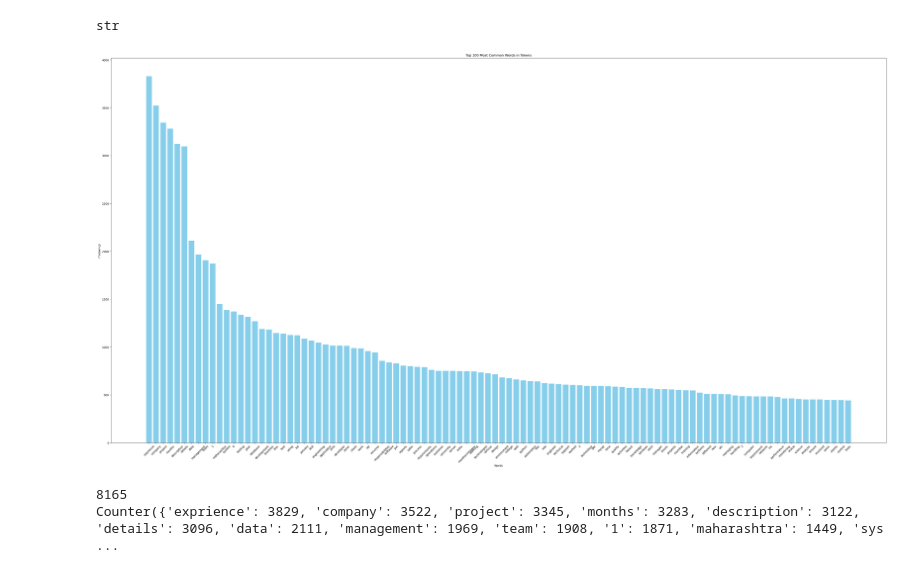
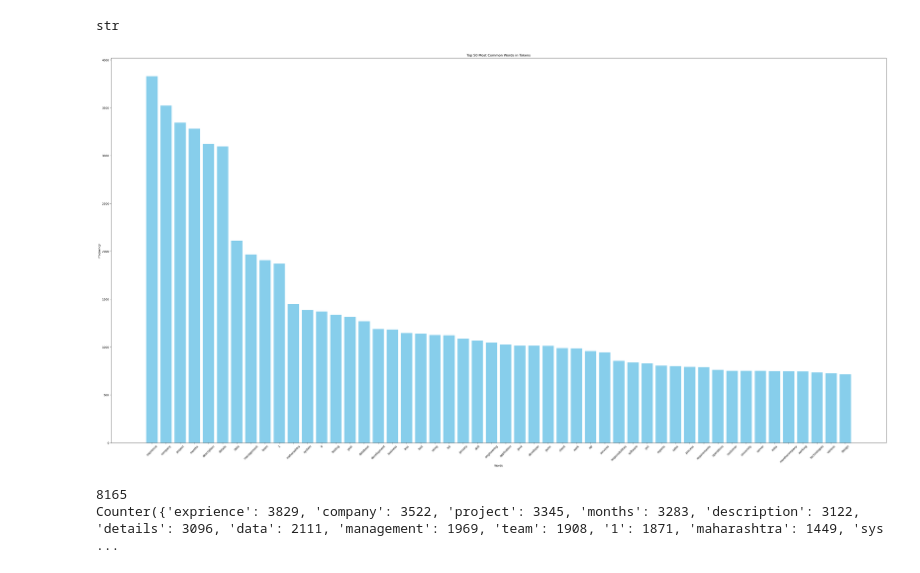
Before and after one commit to senghok510/Resume_matching, a Jupyter notebook: notebooks/data_preprocessing.ipynb, the cells around one changed output. Drawn from its saved outputs; the diff is of its cells as text; code cells hidden in the pictures.

```diff
--- a/notebooks/data_preprocessing.ipynb
+++ b/notebooks/data_preprocessing.ipynb
@@ -367,30 +376,30 @@ str
 # %%
 from collections import Counter
 import matplotlib.pyplot as plt
 
 def visualize_word_distribution(tokens, n=100):
     # Count the frequency of each word
     word_counts = Counter(tokens)
 
     # Get the n most common words
     common_words = word_counts.most_common(n)
 
     # Separate words and their counts for plotting
     words, counts = zip(*common_words)
 
     # Plot the bar chart
     plt.figure(figsize=(50, 25))
     plt.bar(words, counts, color='skyblue')
     plt.xlabel("Words")
     plt.ylabel("Frequency")
     plt.title(f"Top {n} Most Common Words in Tokens")
     plt.xticks(rotation=45)
     plt.show()
 
-#visualize the top 100 words
-visualize_word_distribution(resume_tokens, n=100)
+#visualize the top n words
+visualize_word_distribution(resume_tokens, n=50)
 # %% [output]
-[figure, old version]
+[figure, new version]
 # %%
 word = Counter(resume_tokens)
 print(len(word))
```
Also changed, not shown: parts of 19 cells of this notebook.
